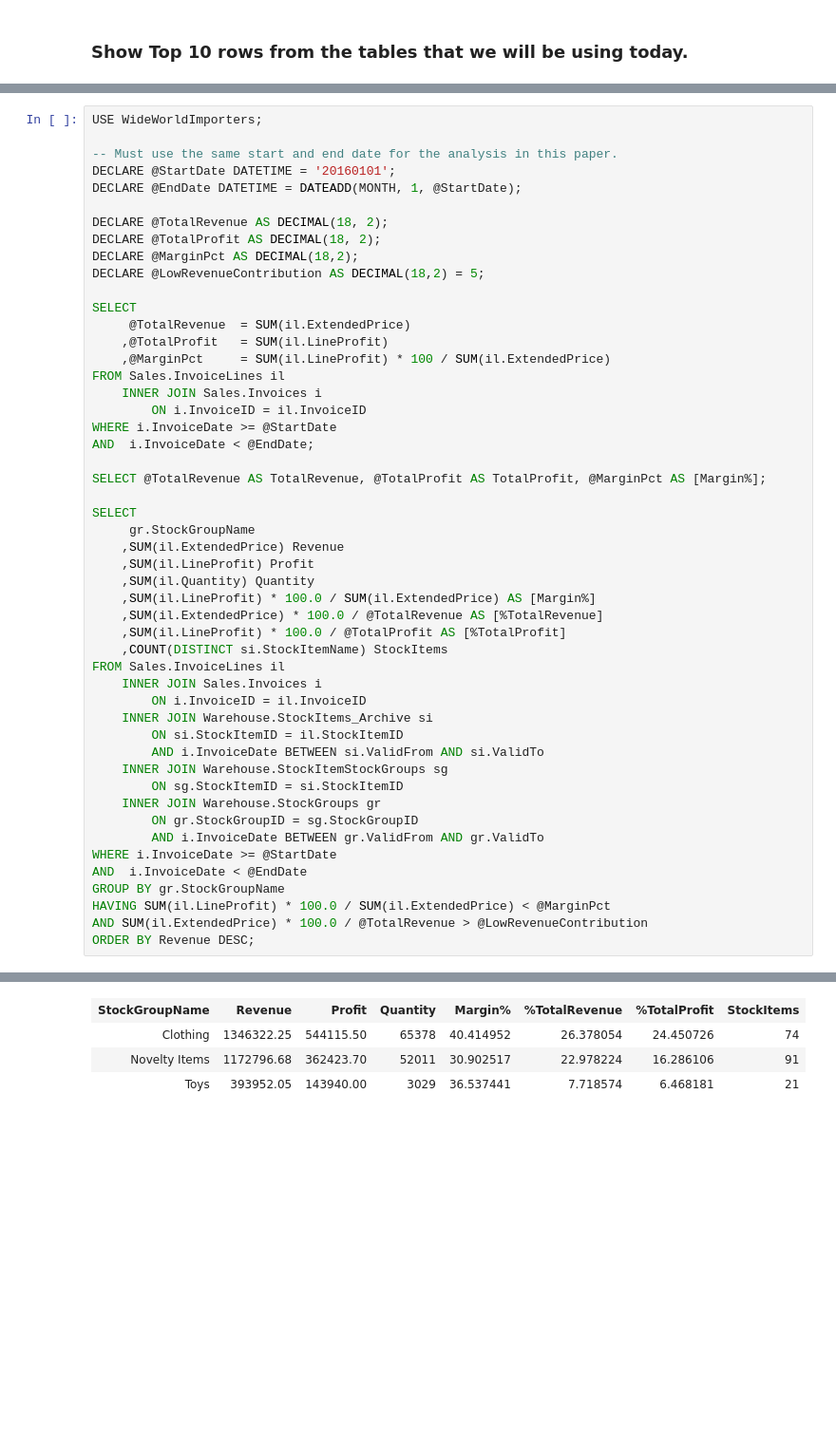
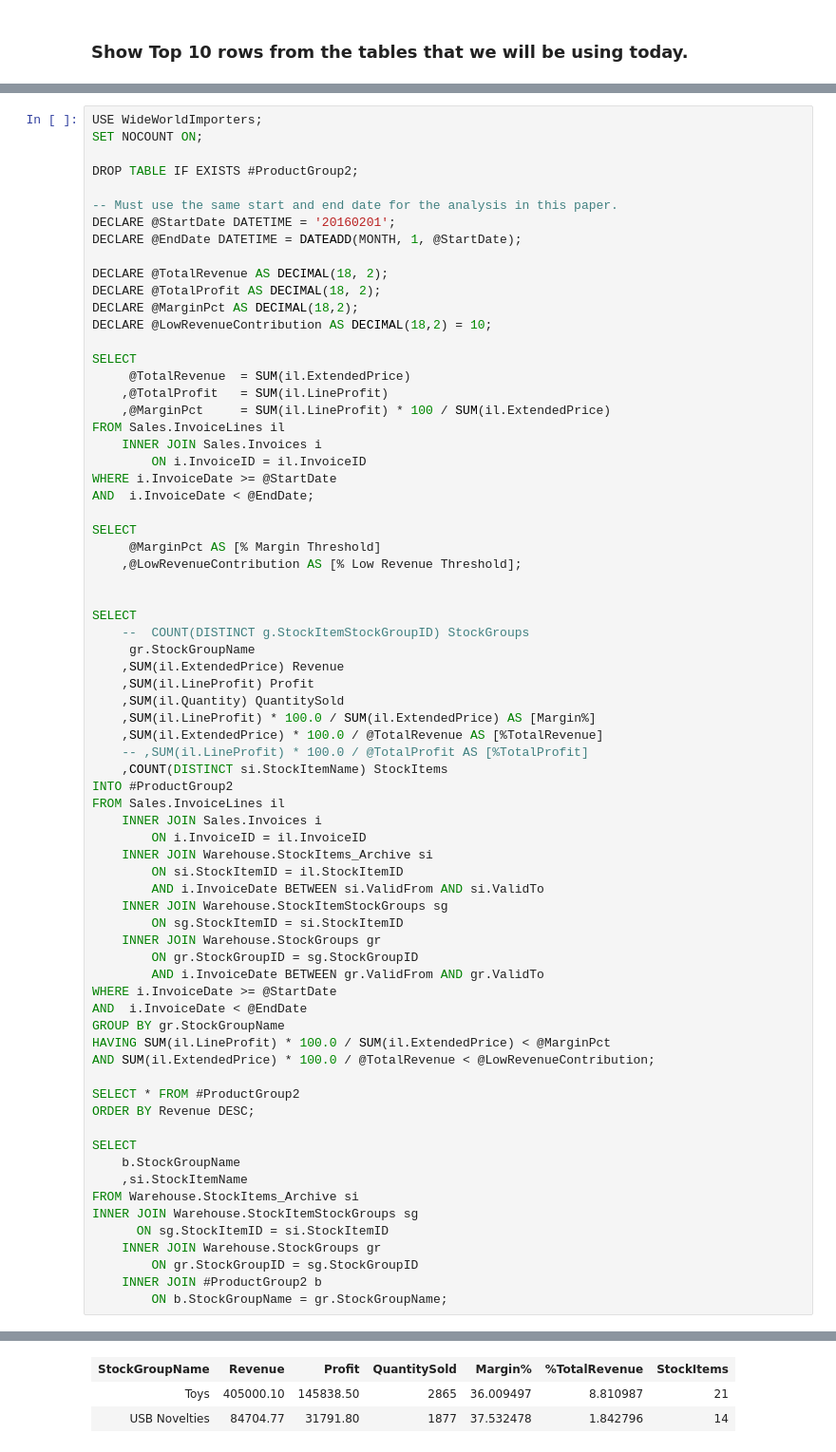
Before and after one commit to MsSQLGirl/jubilant-data-wizards, a Jupyter notebook: Simple Demo/Sample Notebooks - Data Analysis/WWIReproducibleResearch Vol 1.ipynb, the cells around one changed output, grey strips where cells are left out. Shown: that part at 95% size. Cells and saved outputs as stored; diff of their text form; blank space fills up the shorter version.

```diff
--- a/Simple Demo/Sample Notebooks - Data Analysis/WWIReproducibleResearch Vol 1.ipynb
+++ b/Simple Demo/Sample Notebooks - Data Analysis/WWIReproducibleResearch Vol 1.ipynb
@@ -192,15 +222,18 @@ Total execution time: 00:00:00.100
 High margin refers to those that have higher than the Margin Percentage of all invoices in Jan 2016.
 # %%
 USE WideWorldImporters;
+SET NOCOUNT ON;
+
+DROP TABLE IF EXISTS #ProductGroup2;
 
 -- Must use the same start and end date for the analysis in this paper.
-DECLARE @StartDate DATETIME = '20160101';
+DECLARE @StartDate DATETIME = '20160201';
 DECLARE @EndDate DATETIME = DATEADD(MONTH, 1, @StartDate);
 
 DECLARE @TotalRevenue AS DECIMAL(18, 2);
 DECLARE @TotalProfit AS DECIMAL(18, 2);
 DECLARE @MarginPct AS DECIMAL(18,2);
-DECLARE @LowRevenueContribution AS DECIMAL(18,2) = 5;
+DECLARE @LowRevenueContribution AS DECIMAL(18,2) = 10;
 
 SELECT
      @TotalRevenue  = SUM(il.ExtendedPrice)
@@ -212,17 +245,22 @@ FROM Sales.InvoiceLines il
 WHERE i.InvoiceDate >= @StartDate
 AND  i.InvoiceDate < @EndDate;
 
-SELECT @TotalRevenue AS TotalRevenue, @TotalProfit AS TotalProfit, @MarginPct AS [Margin%];
+SELECT
+     @MarginPct AS [% Margin Threshold]
+    ,@LowRevenueContribution AS [% Low Revenue Threshold];
+
 
 SELECT
+    --  COUNT(DISTINCT g.StockItemStockGroupID) StockGroups
      gr.StockGroupName
     ,SUM(il.ExtendedPrice) Revenue
     ,SUM(il.LineProfit) Profit
-    ,SUM(il.Quantity) Quantity
+    ,SUM(il.Quantity) QuantitySold
     ,SUM(il.LineProfit) * 100.0 / SUM(il.ExtendedPrice) AS [Margin%]
     ,SUM(il.ExtendedPrice) * 100.0 / @TotalRevenue AS [%TotalRevenue]
-    ,SUM(il.LineProfit) * 100.0 / @TotalProfit AS [%TotalProfit]
+    -- ,SUM(il.LineProfit) * 100.0 / @TotalProfit AS [%TotalProfit]
     ,COUNT(DISTINCT si.StockItemName) StockItems
+INTO #ProductGroup2
 FROM Sales.InvoiceLines il
     INNER JOIN Sales.Invoices i
         ON i.InvoiceID = il.InvoiceID
@@ -238,6 +276,19 @@ WHERE i.InvoiceDate >= @StartDate
 AND  i.InvoiceDate < @EndDate
 GROUP BY gr.StockGroupName
 HAVING SUM(il.LineProfit) * 100.0 / SUM(il.ExtendedPrice) < @MarginPct
-AND SUM(il.ExtendedPrice) * 100.0 / @TotalRevenue > @LowRevenueContribution
+AND SUM(il.ExtendedPrice) * 100.0 / @TotalRevenue < @LowRevenueContribution;
+
+SELECT * FROM #ProductGroup2
 ORDER BY Revenue DESC;
+
+SELECT
+    b.StockGroupName
+    ,si.StockItemName
+FROM Warehouse.StockItems_Archive si
+INNER JOIN Warehouse.StockItemStockGroups sg
+      ON sg.StockItemID = si.StockItemID
+    INNER JOIN Warehouse.StockGroups gr
+        ON gr.StockGroupID = sg.StockGroupID
+    INNER JOIN #ProductGroup2 b
+        ON b.StockGroupName = gr.StockGroupName;
 # %% [output]
@@ -249,4 +299,3 @@ Total execution time: 00:00:00.089
-| StockGroupName | Revenue | Profit | Quantity | Margin% | %TotalRevenue | %TotalProfit | StockItems |
-| Clothing | 1346322.25 | 544115.50 | 65378 | 40.414952 | 26.378054 | 24.450726 | 74 |
-| Novelty Items | 1172796.68 | 362423.70 | 52011 | 30.902517 | 22.978224 | 16.286106 | 91 |
-| Toys | 393952.05 | 143940.00 | 3029 | 36.537441 | 7.718574 | 6.468181 | 21 |
+| StockGroupName | Revenue | Profit | QuantitySold | Margin% | %TotalRevenue | StockItems |
+| Toys | 405000.10 | 145838.50 | 2865 | 36.009497 | 8.810987 | 21 |
+| USB Novelties | 84704.77 | 31791.80 | 1877 | 37.532478 | 1.842796 | 14 |
```
Also changed, not shown: parts of 11 cells of this notebook.
